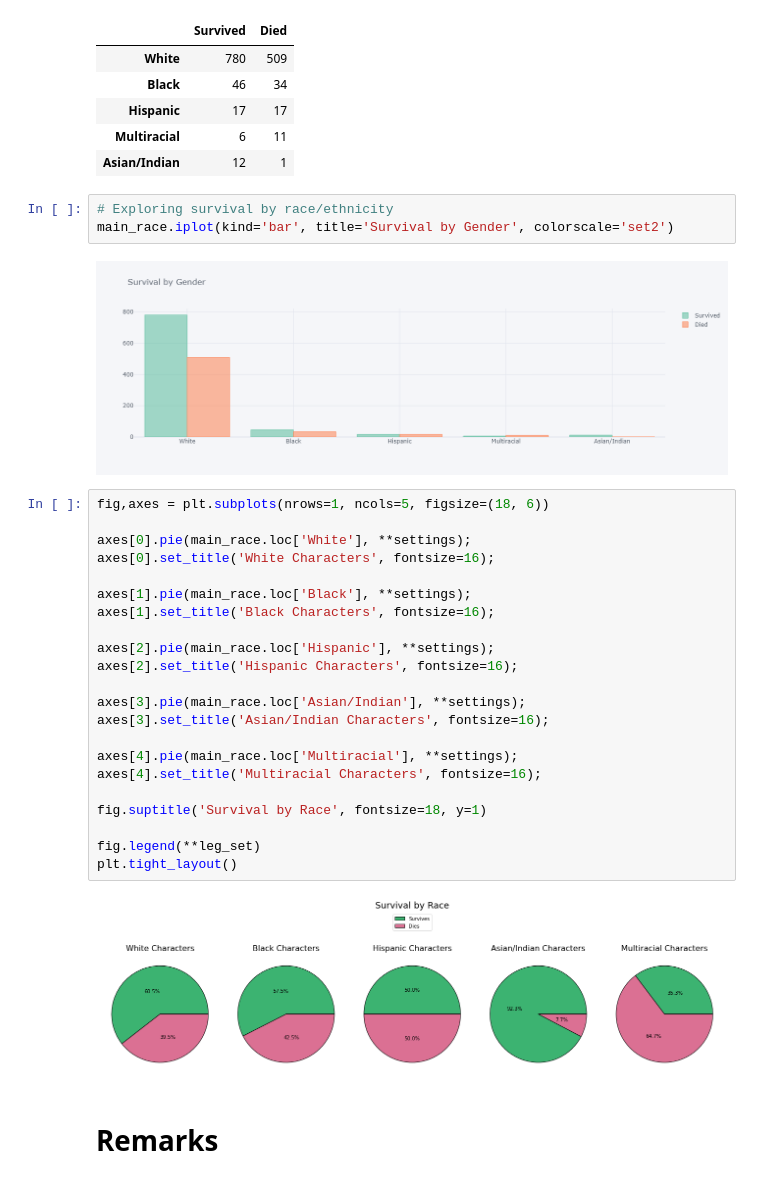
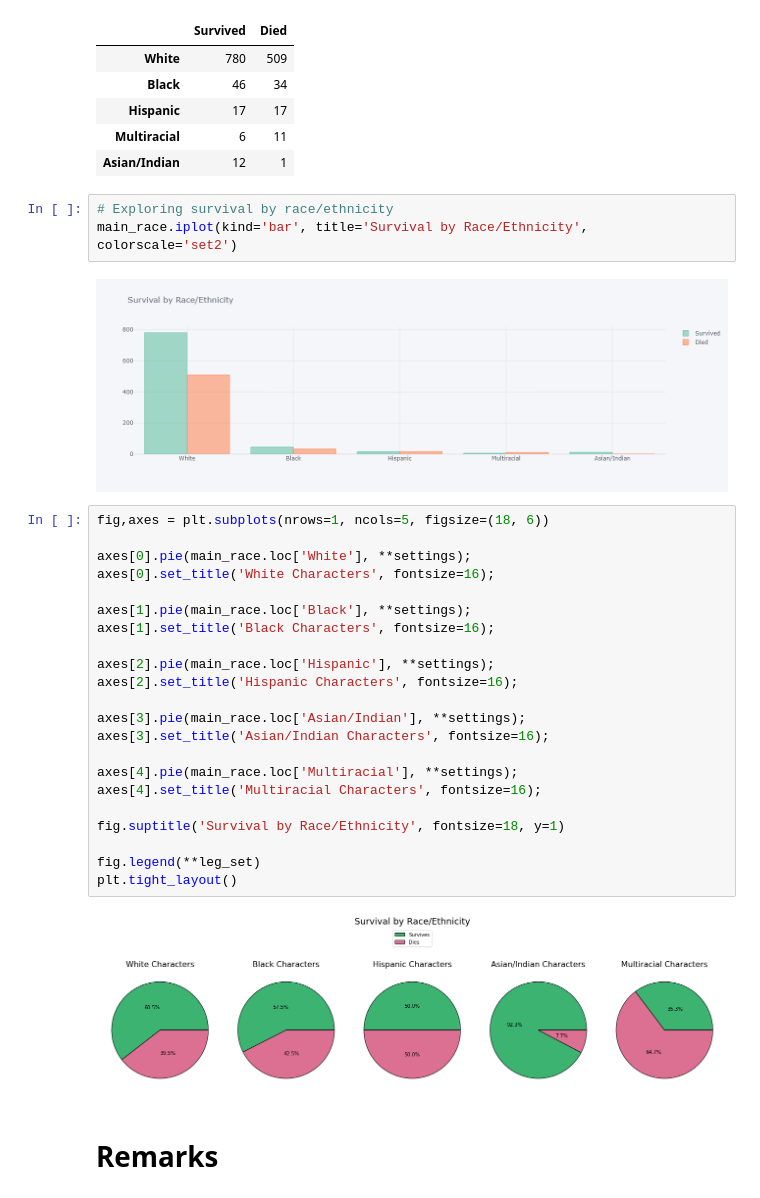
Before and after one commit to kristinamb15/horror-project, a Jupyter notebook: notebooks/a_and_v.ipynb, the cells around one changed output. Cells and saved outputs as stored; diff of their text form.

Commit message:
Fixed plot title

```diff
--- a/notebooks/a_and_v.ipynb
+++ b/notebooks/a_and_v.ipynb
@@ -192,33 +192,33 @@ main_race
 | Asian/Indian | 12 | 1 |
 # %%
 # Exploring survival by race/ethnicity
-main_race.iplot(kind='bar', title='Survival by Gender', colorscale='set2')
+main_race.iplot(kind='bar', title='Survival by Race/Ethnicity', colorscale='set2')
 # %% [output]
-[figure, old version]
+[figure, new version]
 # %%
 fig,axes = plt.subplots(nrows=1, ncols=5, figsize=(18, 6))
 
 axes[0].pie(main_race.loc['White'], **settings);
 axes[0].set_title('White Characters', fontsize=16);
 
 axes[1].pie(main_race.loc['Black'], **settings);
 axes[1].set_title('Black Characters', fontsize=16);
 
 axes[2].pie(main_race.loc['Hispanic'], **settings);
 axes[2].set_title('Hispanic Characters', fontsize=16);
 
 axes[3].pie(main_race.loc['Asian/Indian'], **settings);
 axes[3].set_title('Asian/Indian Characters', fontsize=16);
 
 axes[4].pie(main_race.loc['Multiracial'], **settings);
 axes[4].set_title('Multiracial Characters', fontsize=16);
 
-fig.suptitle('Survival by Race', fontsize=18, y=1)
+fig.suptitle('Survival by Race/Ethnicity', fontsize=18, y=1)
 
 fig.legend(**leg_set)
 plt.tight_layout()
 # %% [output]
-[figure, old version]
+[figure, new version]
 # %% [markdown]
 # Remarks
 # %% [markdown]
```
